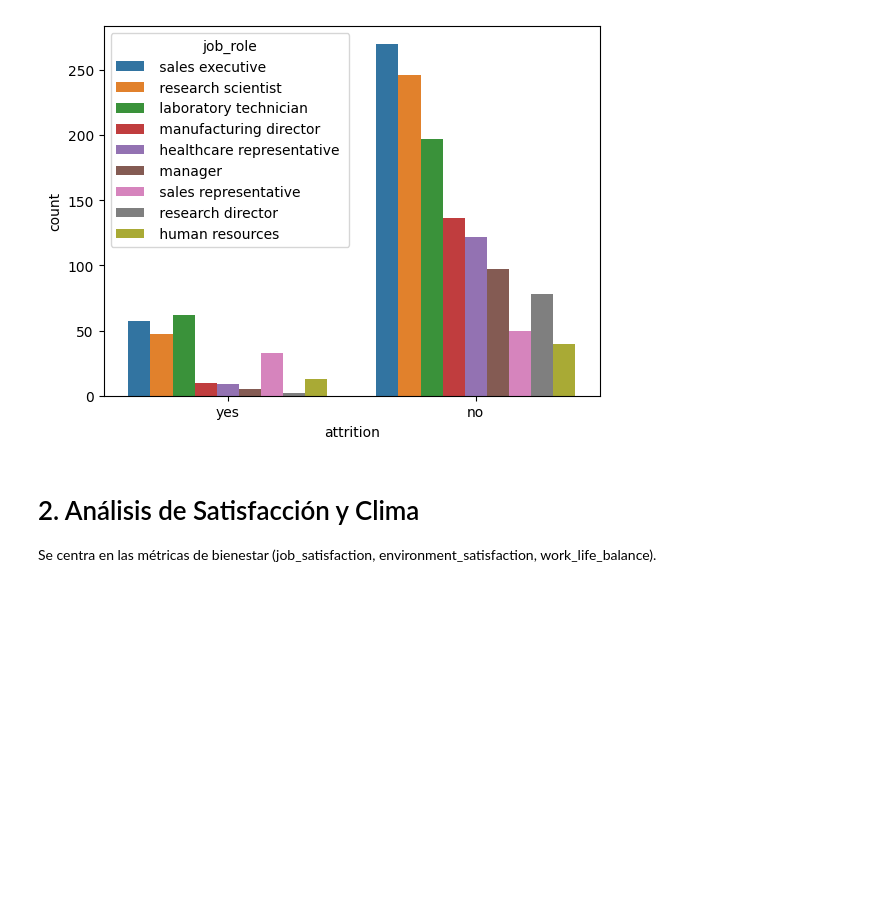
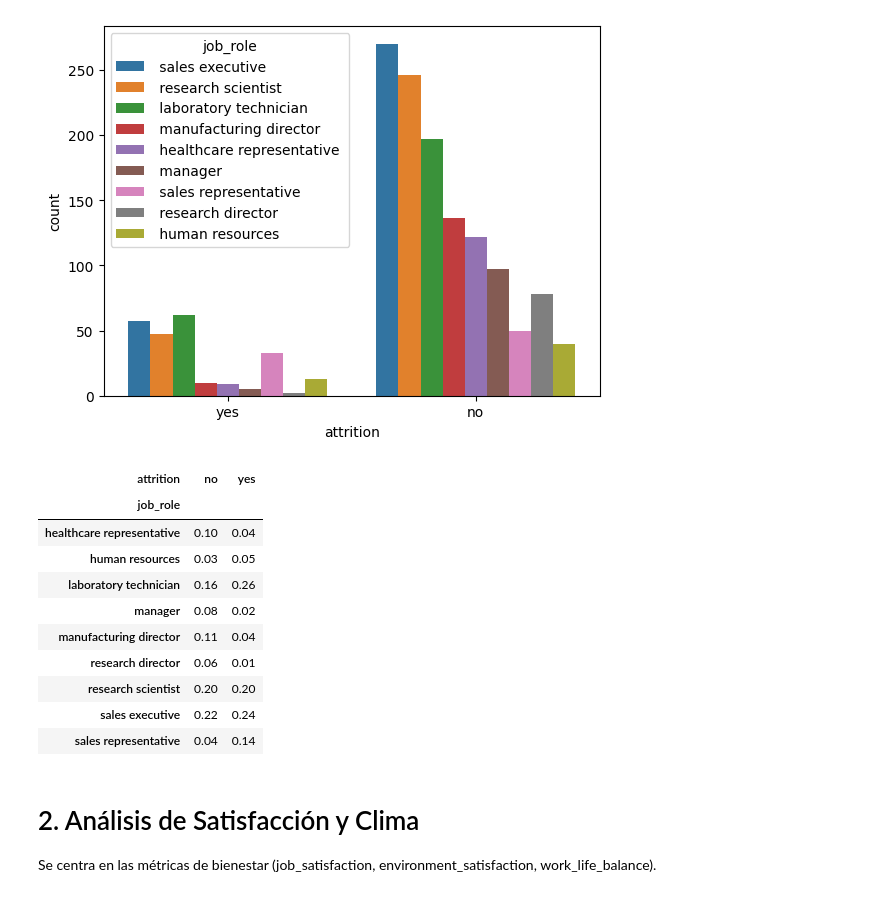
Before and after one commit to Lumo88/project-da-promo-65-modulo-3-team-1, a Jupyter notebook: Insights.ipynb, the cells around one changed output. Saved outputs shown, nothing was run; the diff lists cells and outputs as text; code cells hidden in the pictures; blank space fills up the shorter version.

```diff
--- a/Insights.ipynb
+++ b/Insights.ipynb
@@ -125,3 +138,17 @@ sns.countplot(data=df_hr, x="attrition", hue="job_role")
 # %% [output]
 <Axes: xlabel='attrition', ylabel='count'>
 [figure]
+# %%
+pd.crosstab(df_hr['job_role'], df_hr['attrition'], normalize= 'columns').round(2)
+# %% [output]
+| attrition | no | yes |
+| job_role |  |  |
+| healthcare representative | 0.10 | 0.04 |
+| human resources | 0.03 | 0.05 |
+| laboratory technician | 0.16 | 0.26 |
+| manager | 0.08 | 0.02 |
+| manufacturing director | 0.11 | 0.04 |
+| research director | 0.06 | 0.01 |
+| research scientist | 0.20 | 0.20 |
+| sales executive | 0.22 | 0.24 |
+| sales representative | 0.04 | 0.14 |
```
Also changed, not shown: parts of 5 cells of this notebook.
